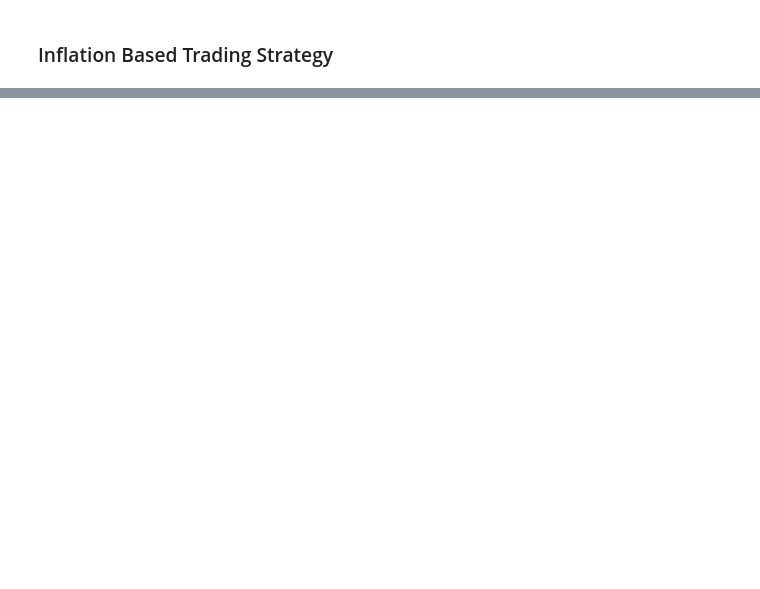
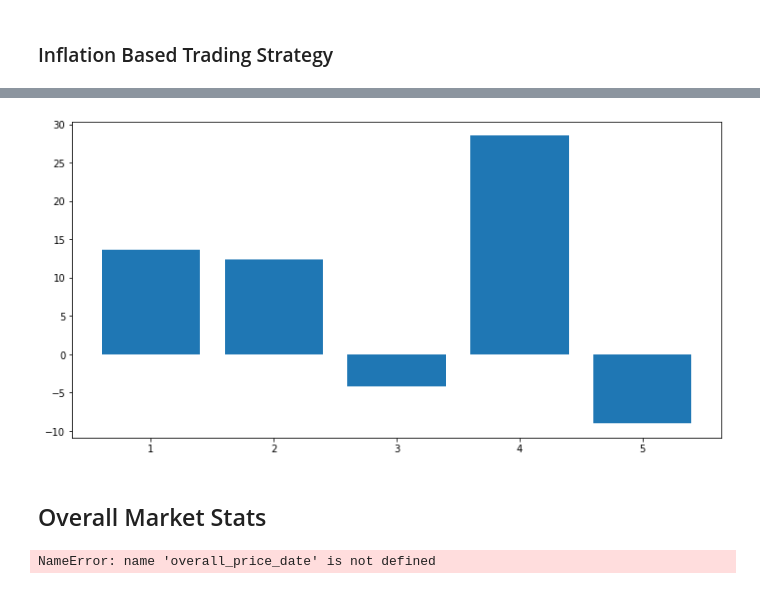
Before and after one commit to kartskri/FinancialTrading, a Jupyter notebook: project/Project_V2.ipynb, the cells around one changed output, grey strips where cells are left out. Saved outputs shown, nothing was run; the diff lists cells and outputs as text; code cells hidden in the pictures; blank space fills up the shorter version.

```diff
--- a/project/Project_V2.ipynb
+++ b/project/Project_V2.ipynb
@@ -436,0 +462,17 @@ plt.show()
+# %%
+plt.figure(figsize=(12,6))
+plt.bar(equal_weight_strategy_df['Inflation'],
+        equal_weight_strategy_df['cagr'])
+plt.show()
+# %% [output]
+[figure, added]
+# %% [markdown]
+## Overall Market Stats
+# %%
+# Daily Price Data for Index Tickers
+daily_price_data = bt.get(index_tickers, start = start_date)
+# Yearly Price Data for Index Tickers
+yearly_price_data = overall_price_date.resample("y").mean()
+yearly_price_data.head(5)
+# %% [output]
+NameError: name 'overall_price_date' is not defined
```
Also changed, not shown: parts of 17 cells of this notebook, 5 other files.
